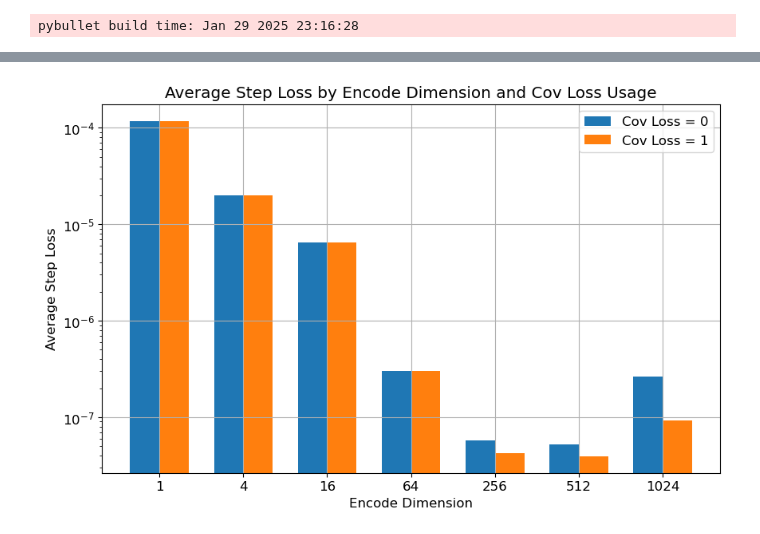
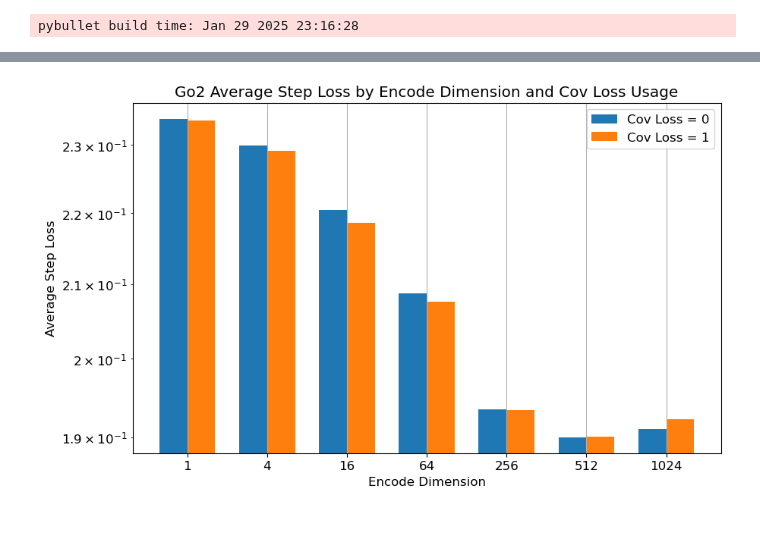
Before and after one commit to intelligent-control-lab/Koopman-Scaling, a Jupyter notebook: visualization/step_err.ipynb, the cells around one changed output, grey strips where cells are left out. Cells and saved outputs as stored; diff of their text form; code cells hidden in the pictures.

```diff
--- a/visualization/step_err.ipynb
+++ b/visualization/step_err.ipynb
@@ -64,7 +64,8 @@ def Klinear_loss(data, net, u_dim):
     return np.array(pred_state_mse_list)
 # %%
 def eval_err(env_name, encode_dim, cov_reg, seed=1, device="cuda"):
-    data_path = f"../data/datasets/dataset_{env_name}_Ktrain_60000_Kval_20000_Ktest_20000_Ksteps_15.pt"
+    Ksteps = 1 if env_name in ["Polynomial", "LogisticMap"] else 15
+    data_path = f"../data/datasets/dataset_{env_name}_Ktrain_60000_Kval_20000_Ktest_20000_Ksteps_{Ksteps}.pt"
     data_collector = KoopmanDatasetCollector(env_name)
     if not os.path.exists(data_path):
         raise FileNotFoundError("Data file not found. Run train.py first.")
@@ -134,7 +135,7 @@ def plot_cov_loss(eval_err_dict, use_log=False):
     plt.tight_layout()
     plt.show()
 # %%
-env_name = "Franka"
+env_name = "Go2"
 encode_dims = [1, 4, 16, 64, 256, 512, 1024]
 cov_regs = [0, 1]
 
@@ -193,32 +176,32 @@ for key, (step_losses, cov_loss_value) in results_dict.items():
     grouped_losses[encode_dim][cov_flag].append(avg_step_loss)
 
 avg_losses = {}
 for encode_dim in sorted(grouped_losses.keys()):
     avg_losses[encode_dim] = {
         0: np.mean(grouped_losses[encode_dim][0]) if grouped_losses[encode_dim][0] else None,
         1: np.mean(grouped_losses[encode_dim][1]) if grouped_losses[encode_dim][1] else None,
     }
 
 encode_dims = sorted(avg_losses.keys())
 cov0_means = [avg_losses[d][0] for d in encode_dims]
 cov1_means = [avg_losses[d][1] for d in encode_dims]
 
 x = np.arange(len(encode_dims))
 width = 0.35
 
 fig, ax = plt.subplots(figsize=(10, 6))
 rects1 = ax.bar(x - width/2, cov0_means, width, label='Cov Loss = 0')
 rects2 = ax.bar(x + width/2, cov1_means, width, label='Cov Loss = 1')
 
 ax.set_xlabel("Encode Dimension")
 ax.set_ylabel("Average Step Loss")
-ax.set_title("Average Step Loss by Encode Dimension and Cov Loss Usage")
+ax.set_title(f"{env_name} Average Step Loss by Encode Dimension and Cov Loss Usage")
 ax.set_xticks(x)
 ax.set_xticklabels(encode_dims)
 ax.legend()
 ax.grid(True)
 ax.set_yscale('log')
 
 plt.show()
 # %% [output]
-[figure, old version]
+[figure, new version]
```
Also changed, not shown: parts of 2 cells of this notebook, 2 other files.
